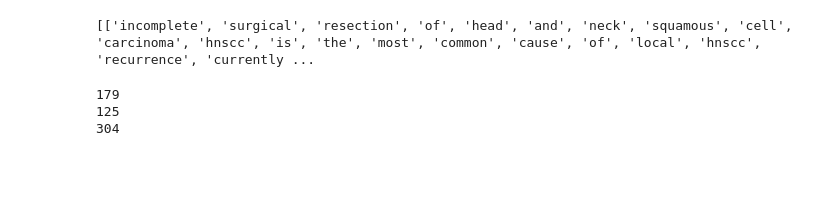
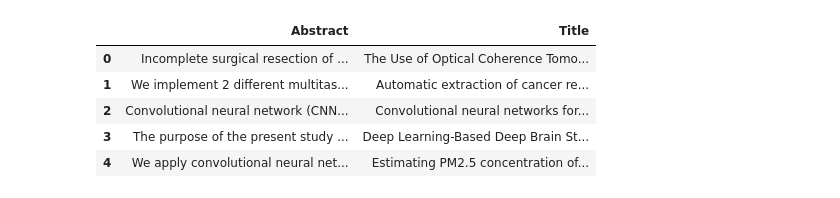
Before and after one commit to htanjore/convolutional-neural-network-in-BioScience-pubmed, a Jupyter notebook: notebooks/LDA_Topic_model.ipynb, the cells around one changed output. Cells and saved outputs as stored; diff of their text form; code cells hidden in the pictures; blank space fills up the shorter version.

```diff
--- a/notebooks/LDA_Topic_model.ipynb
+++ b/notebooks/LDA_Topic_model.ipynb
@@ -32,3 +31,12 @@ nlp = spacy.load('en', disable=['parser', 'ner'])
 cnn = pd.read_csv("../data/cnn.csv")
 # %%
 cnn_abstract = cnn[['Abstract','Title']].dropna().reset_index(drop = True)
+# %%
+cnn_abstract.head()
+# %% [output]
+|  | Abstract | Title |
+| 0 | Incomplete surgical resection of ... | The Use of Optical Coherence Tomo... |
+| 1 | We implement 2 different multitas... | Automatic extraction of cancer re... |
+| 2 | Convolutional neural network (CNN... | Convolutional neural networks for... |
+| 3 | The purpose of the present study ... | Deep Learning-Based Deep Brain St... |
+| 4 | We apply convolutional neural net... | Estimating PM2.5 concentration of... |
@@ -50,34 +88,3 @@ for index in range(len(cnn_abstract)):
     clean_text.append(text)
 
 cnn_abstract['clean_text'] = clean_text
-# %%
-def sent_to_words(text):
-    for sentence in text:
-        yield(gensim.utils.simple_preprocess(str(sentence)))  # deacc=True removes punctuations
-
-words_text = list(sent_to_words(clean_text))
-
-print(words_text[:2])
-# %% [output]
-[['incomplete', 'surgical', 'resection', 'of', 'head', 'and', 'neck', 'squamous', 'cell', 'carcinoma', 'hnscc', 'is', 'the', 'most', 'common', 'cause', 'of', 'local', 'hnscc', 'recurrence', 'currently ...
-# %%
-stop_words = stopwords.words('english')
-print(len(stop_words))
-remove_words = ['overall', 'perform' , 'model','use', 'data','result','using','used','feature','proposed','evaluate','performance','algorithm',
-                   'lr','ext','respective','respectively', 'accuracy', 'relatively','small','challenge','validation','layer','better','three','detection',
-                  'show','cnn','li', 'small','show','development','training','transfer','twos','cnns','pre','auroc','two','method','parameters',
-                   'segmentation','convolutional', 'neural', 'network', 'show','task','compare','state','study', 'retrospective', 'datum','prediction','art',
-                   'require', 'focus', 'base', 'approach', 'paper', 'present', 'fall', 'due', 'recent', 'exponential', 'increase','analysis', 'analysis'
-                  'specificity','basis', 'function', 'kernel', 'area', 'curve', 'auc', 'may', 'useful','explore', 'two', 'different','test','models','system',
-                   'deep', 'learning', 'approach','require','may', 'useful','information', 'basis','obtain','methods','achieve','level',
-                   'al', 'research', 'grid', 'also','features', 'techniques', 'hard', 'parameter', 'sharing', 'cross', 'stitch', 'train', 'word', 'level',
-                'however','search', 'currently','trained','article','analytic','datasets','fold', 'cross', 'propose','compared','based', 'classification',
-                'results','dataset','multiple', 'time', 'set','experiment','achieved','information','machine','offers', 'high','networks','superior', 'classification', 'accuracy', 'for', 'automated', 'coding', 'support']
-remove_words= list(set(remove_words))
-stop_words.extend(remove_words)
-print(len(remove_words))
-print(len(stop_words))
-# %% [output]
-179
-125
-304
```
Also changed, not shown: parts of 24 cells of this notebook, 2 other files.
